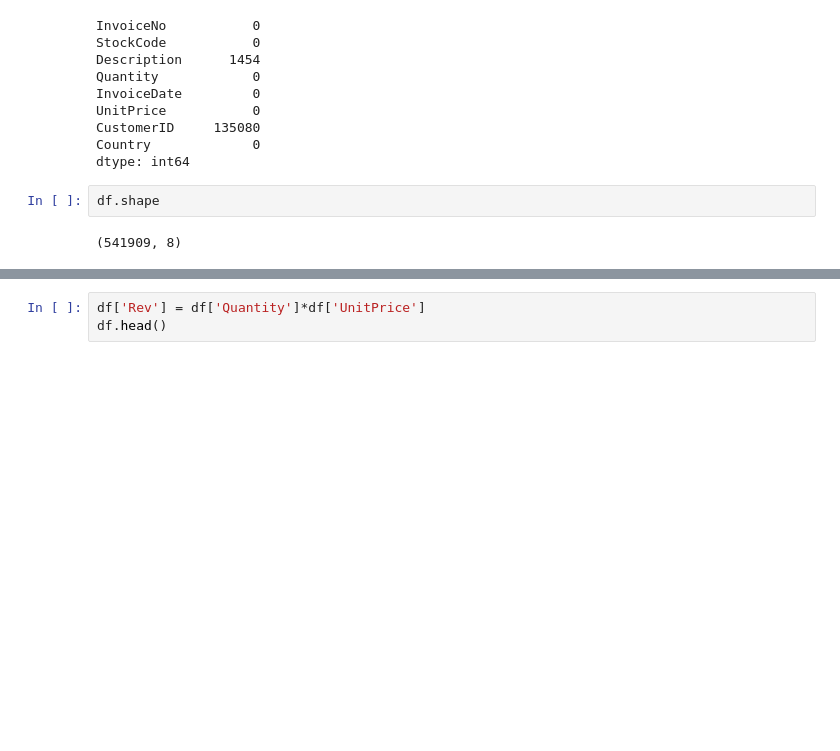
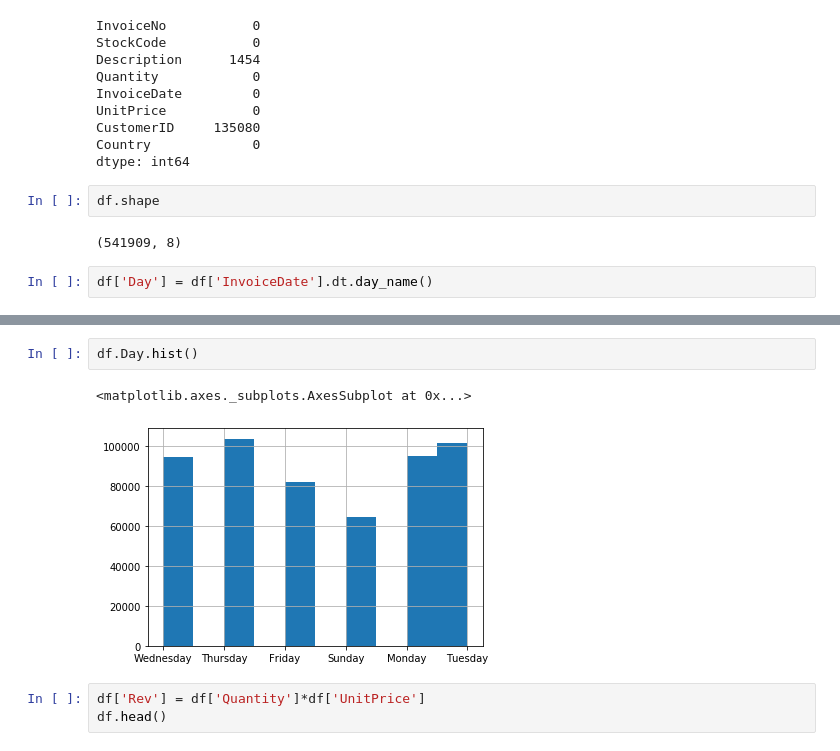
Before and after one commit to tristar82/Project-Week-8-Final-Project, a Jupyter notebook: your-project/Code/1_EDA_Cleaning.ipynb, the cells around one changed output, grey strips where cells are left out. Drawn from its saved outputs; the diff is of its cells as text; blank space fills up the shorter version.

```diff
--- a/your-project/Code/1_EDA_Cleaning.ipynb
+++ b/your-project/Code/1_EDA_Cleaning.ipynb
@@ -46,3 +42,5 @@ dtype: int64
 df.shape
 # %% [output]
 (541909, 8)
+# %%
+df['Day'] = df['InvoiceDate'].dt.day_name()
@@ -49,3 +64,8 @@ df.shape
+# %%
+df.Day.hist()
+# %% [output]
+<matplotlib.axes._subplots.AxesSubplot at 0x...>
+[figure, added]
 # %%
 df['Rev'] = df['Quantity']*df['UnitPrice']
 df.head()
```
Also changed, not shown: parts of 13 cells of this notebook.
